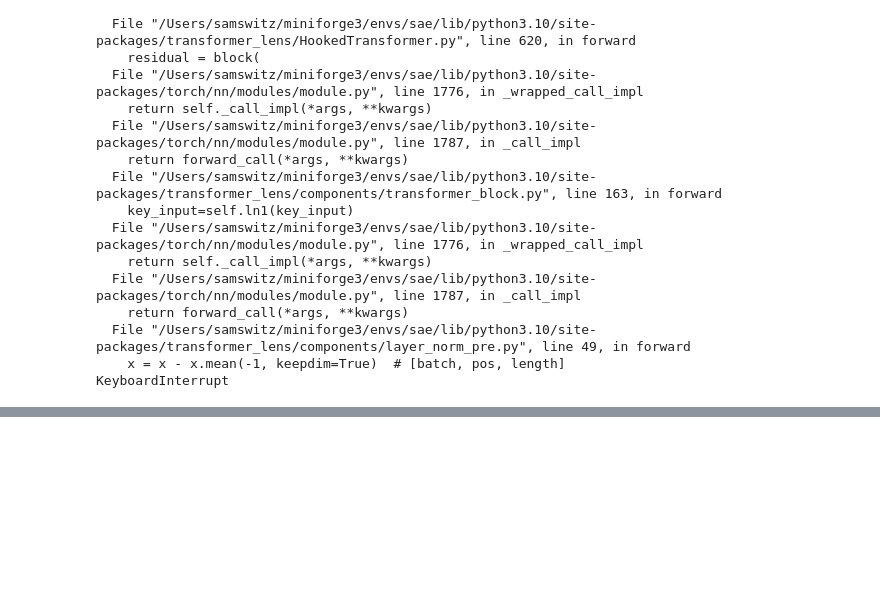
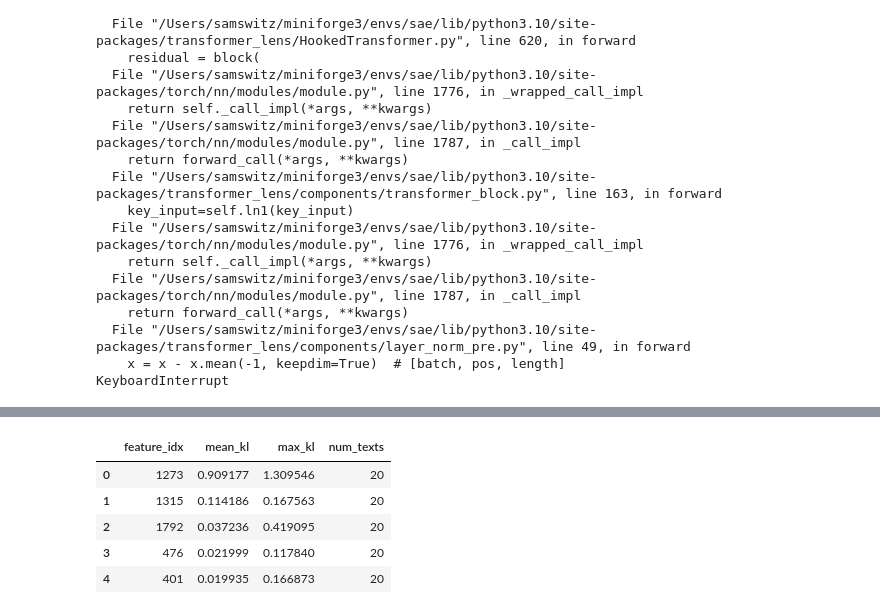
Before and after one commit to sdswitz/mech-int, a Jupyter notebook: notebooks/batch_ablation.ipynb, the cells around one changed output, grey strips where cells are left out. Cells and saved outputs as stored; diff of their text form; code cells hidden in the pictures; blank space fills up the shorter version.

```diff
--- a/notebooks/batch_ablation.ipynb
+++ b/notebooks/batch_ablation.ipynb
@@ -95,0 +112,9 @@ KeyboardInterrupt
+# %%
+generic_prose_results.head()
+# %% [output]
+|  | feature_idx | mean_kl | max_kl | num_texts |
+| 0 | 1273 | 0.909177 | 1.309546 | 20 |
+| 1 | 1315 | 0.114186 | 0.167563 | 20 |
+| 2 | 1792 | 0.037236 | 0.419095 | 20 |
+| 3 | 476 | 0.021999 | 0.117840 | 20 |
+| 4 | 401 | 0.019935 | 0.166873 | 20 |
```
Also changed, not shown: parts of 8 cells of this notebook, 6 other files.
